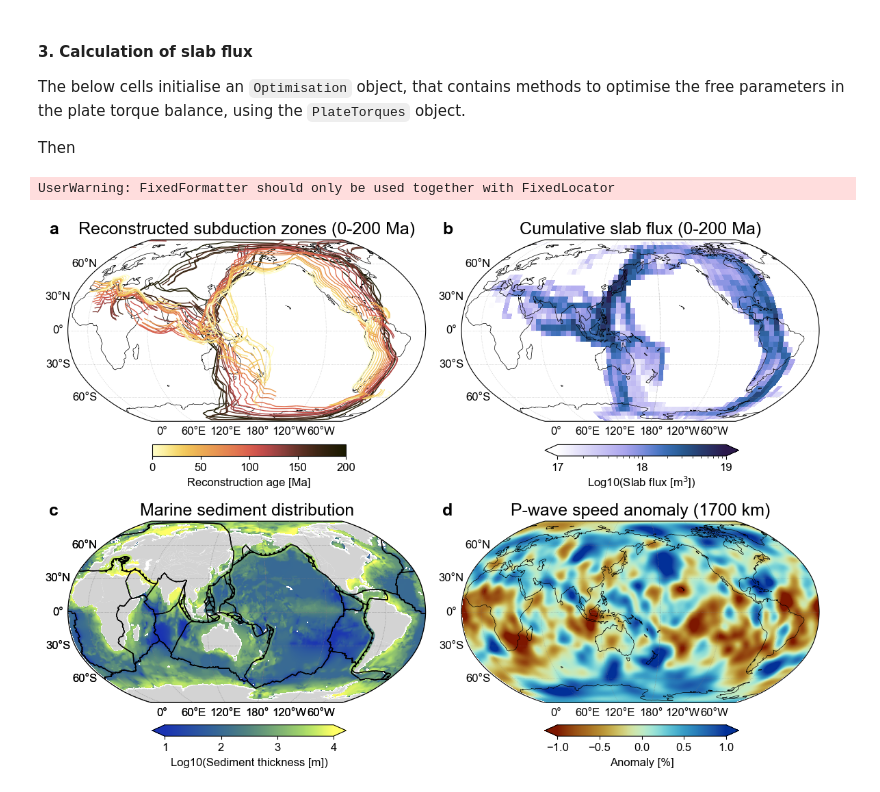
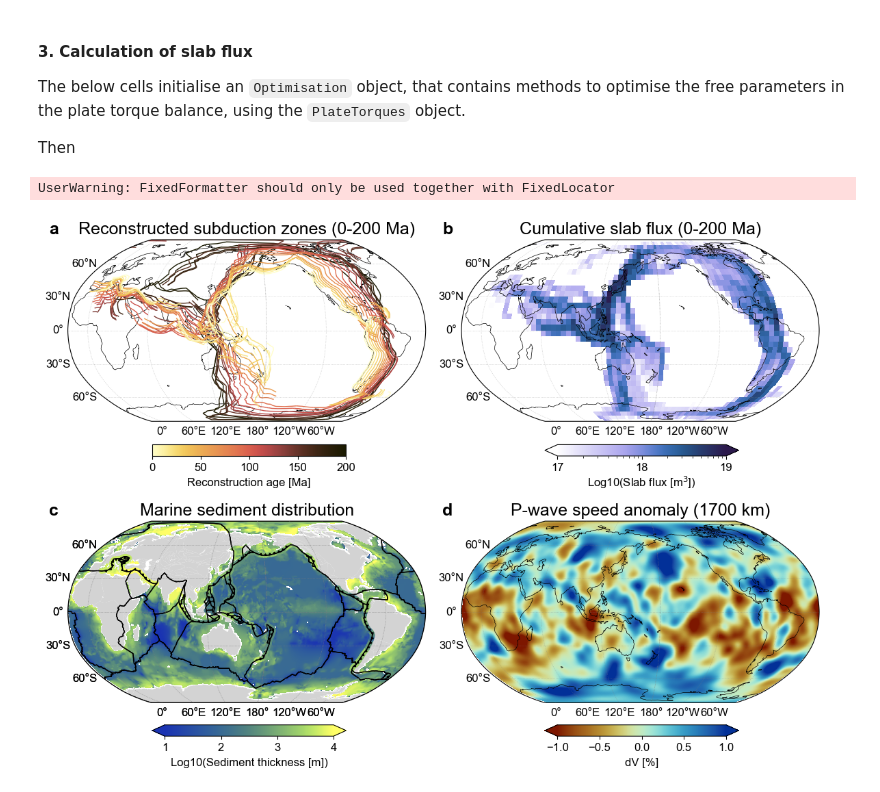
Before and after one commit to thomas-schouten/plato, a Jupyter notebook: notebooks/04c-Slab_pull_optimisation.ipynb, the cells around one changed output. Cells and saved outputs as stored; diff of their text form; code cells hidden in the pictures.

```diff
--- a/notebooks/04c-Slab_pull_optimisation.ipynb
+++ b/notebooks/04c-Slab_pull_optimisation.ipynb
@@ -231,32 +231,32 @@ for i in range(2):
         ax.set_global()
 
         m += 1
 
 # Create a ScalarMappable for the colourbar
 norm = Normalize(vmin=reconstruction_ages[0], vmax=reconstruction_ages[-1])
 sm = cm.ScalarMappable(cmap="cmc.lajolla_r", norm=norm)
 sm.set_array([])
 
 # Create new grids for the colourbars
 cax1 = fig.add_axes([0.212, 0.52, 0.2, 0.02*(10.5/11.3)])
 cax2 = fig.add_axes([0.617, 0.52, 0.2, 0.02*(10.5/11.3)])
 cax3 = fig.add_axes([0.212, 0.06, 0.2, 0.02*(10.5/11.3)])
 cax4 = fig.add_axes([0.617, 0.06, 0.2, 0.02*(10.5/11.3)])
 
 # # Create a colorbar below the subplots
 cbar1 = plt.colorbar(sm, cax=cax1, orientation="horizontal")
 cbar2 = plt.colorbar(h[3], cax=cax2, orientation="horizontal", extend="both", extendfrac=7.5e-2)
 cbar3 = plt.colorbar(thicknesses[0], cax=cax3, orientation="horizontal", extend="both", extendfrac=7.5e-2)
 cbar4 = plt.colorbar(vp, cax=cax4, orientation="horizontal", extend="both", extendfrac=7.5e-2)
 
 # # Set colorbar label
 cbar1.set_label("Reconstruction age [Ma]", labelpad=5)
 cbar2.set_label("Log10(Slab flux [m$^3$])", labelpad=1.5)
 cbar2.set_ticklabels([16, 17, 18, 19])
 cbar3.set_label("Log10(Sediment thickness [m])", labelpad=5)
-cbar4.set_label("Anomaly [%]", labelpad=5)
+cbar4.set_label("dV [%]", labelpad=5)
 
 fig.savefig(os.path.join(figs_dir, f"M2016_subduction_REVEAL_mantle.png"), bbox_inches="tight", dpi=300)
 # %% [output]
 UserWarning: FixedFormatter should only be used together with FixedLocator
-[figure, old version]
+[figure, new version]
```
Also changed, not shown: 9 other files.
